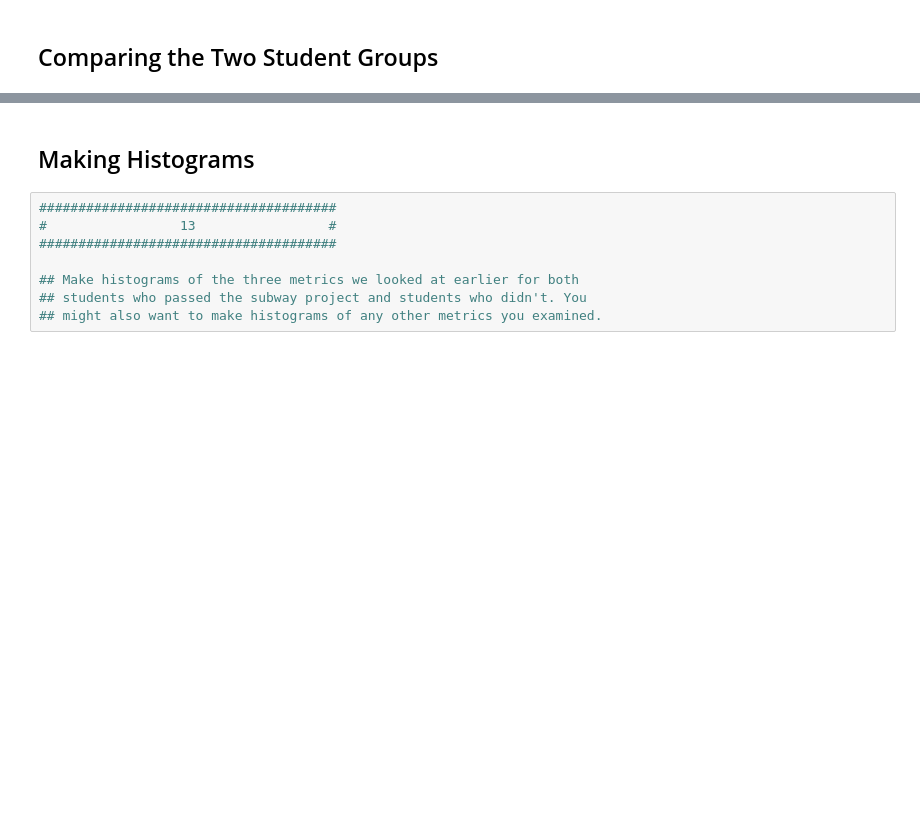
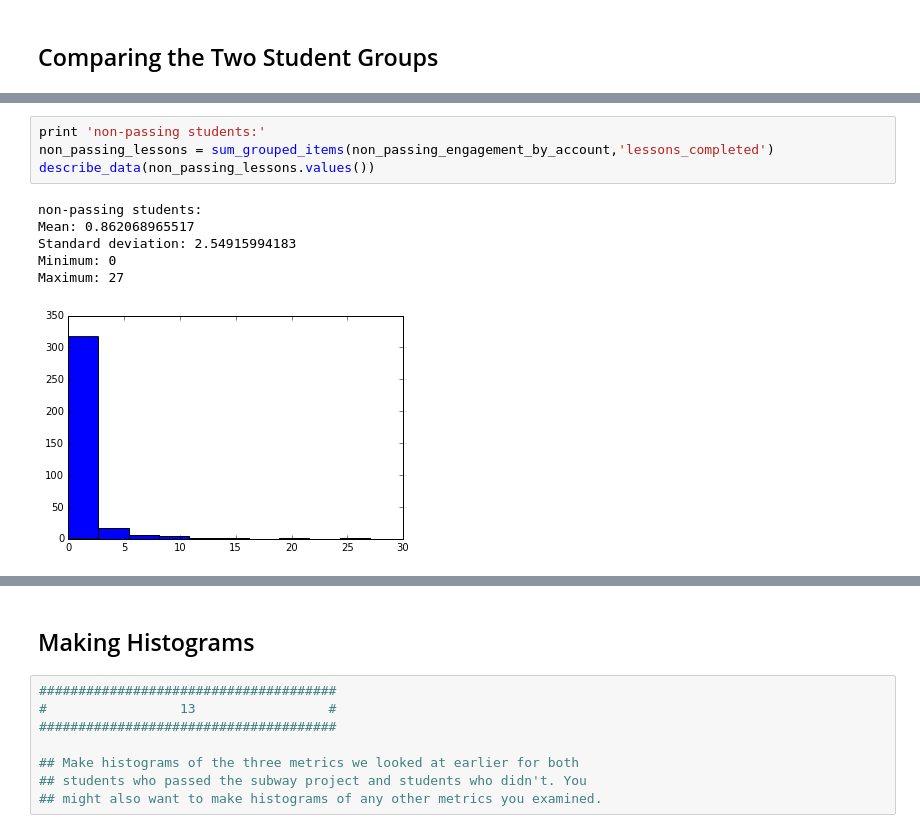
Before and after one commit to ronafan/data-analysis-nanodgree_projects, a Jupyter notebook: p2-investigate-a-dataset/Intro to Data Analysis/L1_DA_process.ipynb, the cells around one changed output, grey strips where cells are left out. Cells and saved outputs as stored; diff of their text form; blank space fills up the shorter version.

```diff
--- a/p2-investigate-a-dataset/Intro to Data Analysis/L1_DA_process.ipynb
+++ b/p2-investigate-a-dataset/Intro to Data Analysis/L1_DA_process.ipynb
@@ -667,0 +683,11 @@ print len(non_passing_engagement)
+# %%
+print 'non-passing students:'
+non_passing_lessons = sum_grouped_items(non_passing_engagement_by_account,'lessons_completed')
+describe_data(non_passing_lessons.values())
+# %% [output]
+non-passing students:
+Mean: 0.862068965517
+Standard deviation: 2.54915994183
+Minimum: 0
+Maximum: 27
+[figure, added]
```
Also changed, not shown: parts of 11 cells of this notebook.
